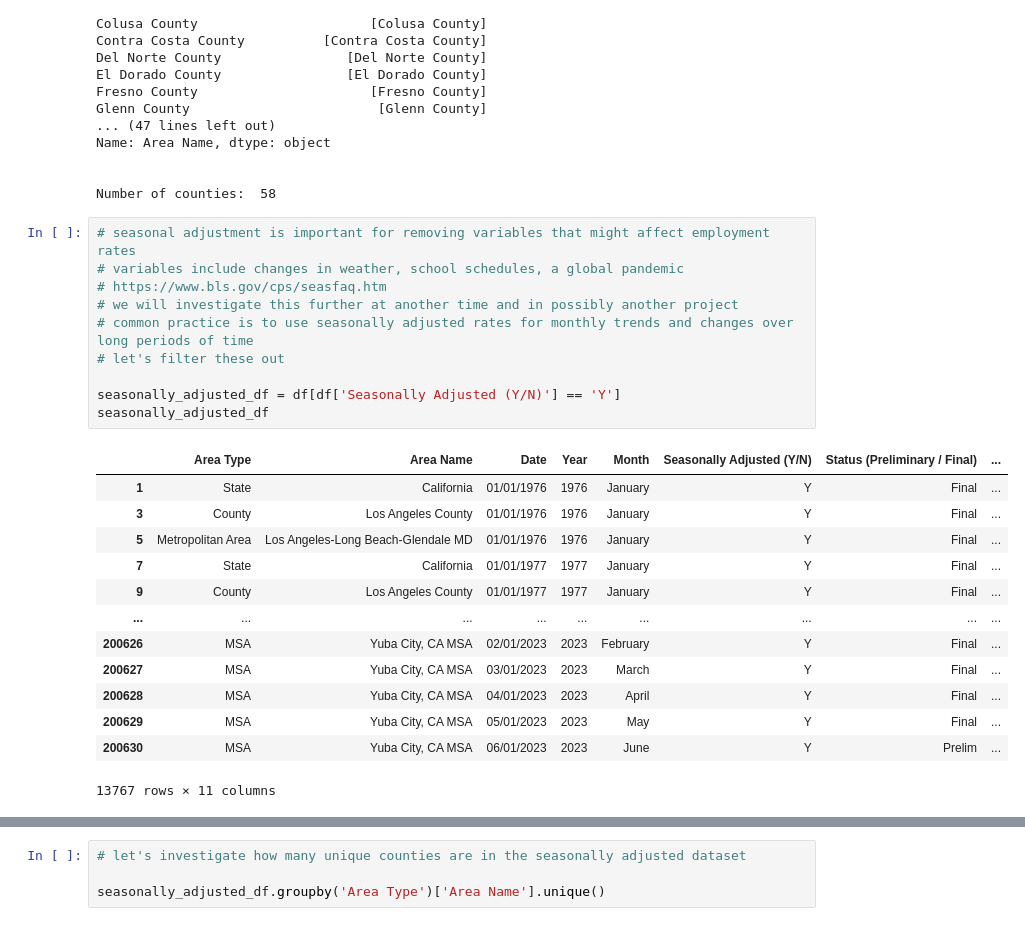
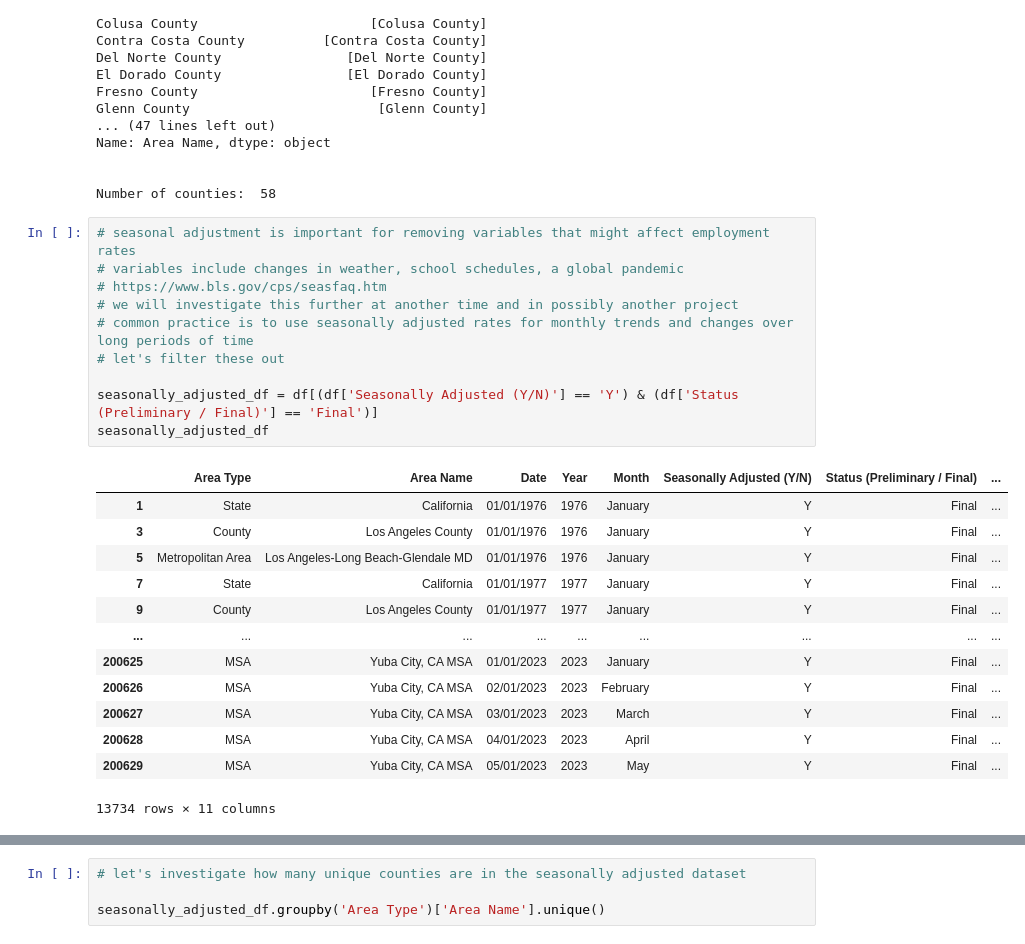
Before and after one commit to Tinashe-04/LocalAreaUnemploymentStatistics, a Jupyter notebook: Local Area Unemployment Stats.ipynb, the cells around one changed output, grey strips where cells are left out. Cells and saved outputs as stored; diff of their text form.

Commit message:
Added filter to seasonally adjusted data

```diff
--- a/Local Area Unemployment Stats.ipynb
+++ b/Local Area Unemployment Stats.ipynb
@@ -117,27 +117,27 @@ Number of counties:  58
 # %%
 # seasonal adjustment is important for removing variables that might affect employment rates
 # variables include changes in weather, school schedules, a global pandemic
 # https://www.bls.gov/cps/seasfaq.htm
 # we will investigate this further at another time and in possibly another project
 # common practice is to use seasonally adjusted rates for monthly trends and changes over long periods of time
 # let's filter these out
 
-seasonally_adjusted_df = df[df['Seasonally Adjusted (Y/N)'] == 'Y']
+seasonally_adjusted_df = df[(df['Seasonally Adjusted (Y/N)'] == 'Y') & (df['Status (Preliminary / Final)'] == 'Final')]
 seasonally_adjusted_df
 # %% [output]
 |  | Area Type | Area Name | Date | Year | Month | Seasonally Adjusted (Y/N) | Status (Preliminary / Final) | ... |
 | 1 | State | California | 01/01/1976 | 1976 | January | Y | Final | ... |
 | 3 | County | Los Angeles County | 01/01/1976 | 1976 | January | Y | Final | ... |
 | 5 | Metropolitan Area | Los Angeles-Long Beach-Glendale MD | 01/01/1976 | 1976 | January | Y | Final | ... |
 | 7 | State | California | 01/01/1977 | 1977 | January | Y | Final | ... |
 | 9 | County | Los Angeles County | 01/01/1977 | 1977 | January | Y | Final | ... |
 | ... | ... | ... | ... | ... | ... | ... | ... | ... |
+| 200625 | MSA | Yuba City, CA MSA | 01/01/2023 | 2023 | January | Y | Final | ... |
 | 200626 | MSA | Yuba City, CA MSA | 02/01/2023 | 2023 | February | Y | Final | ... |
 | 200627 | MSA | Yuba City, CA MSA | 03/01/2023 | 2023 | March | Y | Final | ... |
 | 200628 | MSA | Yuba City, CA MSA | 04/01/2023 | 2023 | April | Y | Final | ... |
 | 200629 | MSA | Yuba City, CA MSA | 05/01/2023 | 2023 | May | Y | Final | ... |
-| 200630 | MSA | Yuba City, CA MSA | 06/01/2023 | 2023 | June | Y | Prelim | ... |
-13767 rows × 11 columns
+13734 rows × 11 columns
 # %%
 # Looks like there are no county or state values for later years like 2023
 # let's investigate
```
Also changed, not shown: parts of 4 cells of this notebook.
